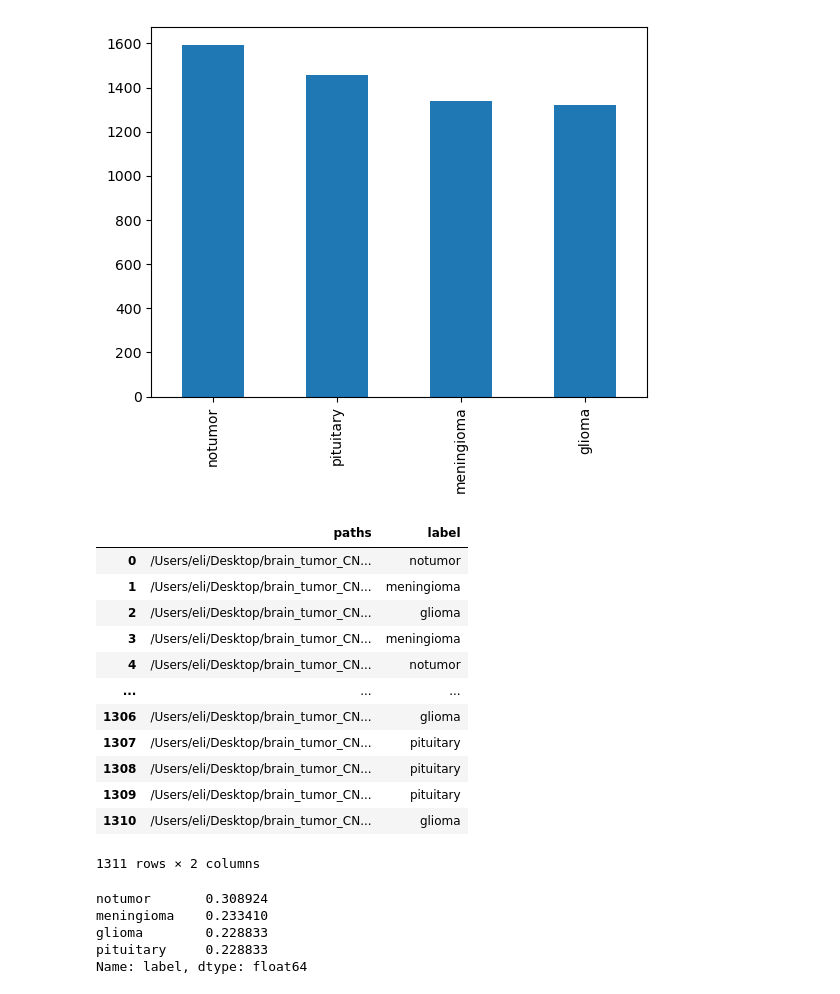
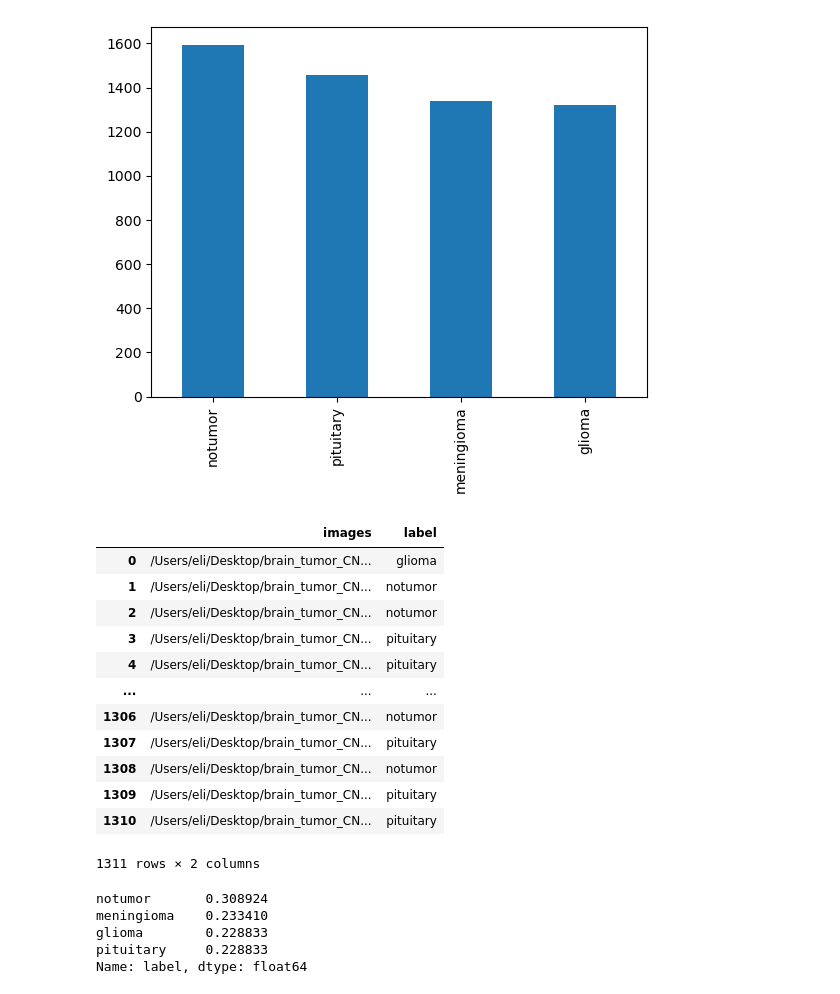
Before and after one commit to emgerber88/brain_tumor_CNN_classifier, a Jupyter notebook: Brain_Tumor_CNN_Modeling.ipynb, the cells around one changed output. Saved outputs shown, nothing was run; the diff lists cells and outputs as text; code cells hidden in the pictures.

```diff
--- a/Brain_Tumor_CNN_Modeling.ipynb
+++ b/Brain_Tumor_CNN_Modeling.ipynb
@@ -46,18 +46,18 @@ pd.set_option('max_colwidth', 400)
 labels = ['pituitary', 'notumor', 'meningioma', 'glioma']
 train_dir = '/Users/eli/Desktop/brain_tumor_CNN_classifier/data/Training/'
 
-train_paths = []
-train_labels = []
+X_train = []
+y_train = []
 
 for label in labels:
     for image in os.listdir(train_dir+label):
-        train_paths.append(train_dir+label+'/'+image)
-        train_labels.append(label)
+        X_train.append(train_dir+label+'/'+image)
+        y_train.append(label)
 
-train_paths, train_labels = shuffle(train_paths, train_labels)
+X_train, y_train = shuffle(X_train, y_train)
 
-tumor_train_df = pd.concat([pd.Series(train_paths, name = 'paths'),
-                            pd.Series(train_labels, name = 'label')],
+tumor_train_df = pd.concat([pd.Series(X_train, name = 'paths'),
+                            pd.Series(y_train, name = 'label')],
                             axis = 1)
 tumor_train_df
 # %% [output]
@@ -93,33 +95,33 @@ tumor_train_df['label'].value_counts().plot(kind = 'bar');
 # %%
 test_dir = '/Users/eli/Desktop/brain_tumor_CNN_classifier/data/Testing/'
 
-test_paths = []
-test_labels = []
+X_test = []
+y_test = []
 
 for label in labels:
     for image in os.listdir(test_dir+label):
-        test_paths.append(test_dir+label+'/'+image)
-        test_labels.append(label)
+        X_test.append(test_dir+label+'/'+image)
+        y_test.append(label)
 
-test_paths, test_labels = shuffle(test_paths, test_labels)
+X_test, y_test = shuffle(X_test, y_test)
 
-tumor_test_df = pd.concat([pd.Series(test_paths, name = 'paths'),
-                            pd.Series(test_labels, name = 'label')],
+tumor_test_df = pd.concat([pd.Series(X_test, name = 'images'),
+                            pd.Series(y_test, name = 'label')],
                             axis = 1)
 tumor_test_df
 # %% [output]
-|  | paths | label |
-| 0 | /Users/eli/Desktop/brain_tumor_CN... | notumor |
-| 1 | /Users/eli/Desktop/brain_tumor_CN... | meningioma |
-| 2 | /Users/eli/Desktop/brain_tumor_CN... | glioma |
-| 3 | /Users/eli/Desktop/brain_tumor_CN... | meningioma |
-| 4 | /Users/eli/Desktop/brain_tumor_CN... | notumor |
+|  | images | label |
+| 0 | /Users/eli/Desktop/brain_tumor_CN... | glioma |
+| 1 | /Users/eli/Desktop/brain_tumor_CN... | notumor |
+| 2 | /Users/eli/Desktop/brain_tumor_CN... | notumor |
+| 3 | /Users/eli/Desktop/brain_tumor_CN... | pituitary |
+| 4 | /Users/eli/Desktop/brain_tumor_CN... | pituitary |
 | ... | ... | ... |
-| 1306 | /Users/eli/Desktop/brain_tumor_CN... | glioma |
+| 1306 | /Users/eli/Desktop/brain_tumor_CN... | notumor |
 | 1307 | /Users/eli/Desktop/brain_tumor_CN... | pituitary |
-| 1308 | /Users/eli/Desktop/brain_tumor_CN... | pituitary |
+| 1308 | /Users/eli/Desktop/brain_tumor_CN... | notumor |
 | 1309 | /Users/eli/Desktop/brain_tumor_CN... | pituitary |
-| 1310 | /Users/eli/Desktop/brain_tumor_CN... | glioma |
+| 1310 | /Users/eli/Desktop/brain_tumor_CN... | pituitary |
 1311 rows × 2 columns
 # %%
 tumor_test_df['label'].value_counts(normalize = True)
```
Also changed, not shown: parts of 12 cells of this notebook.
